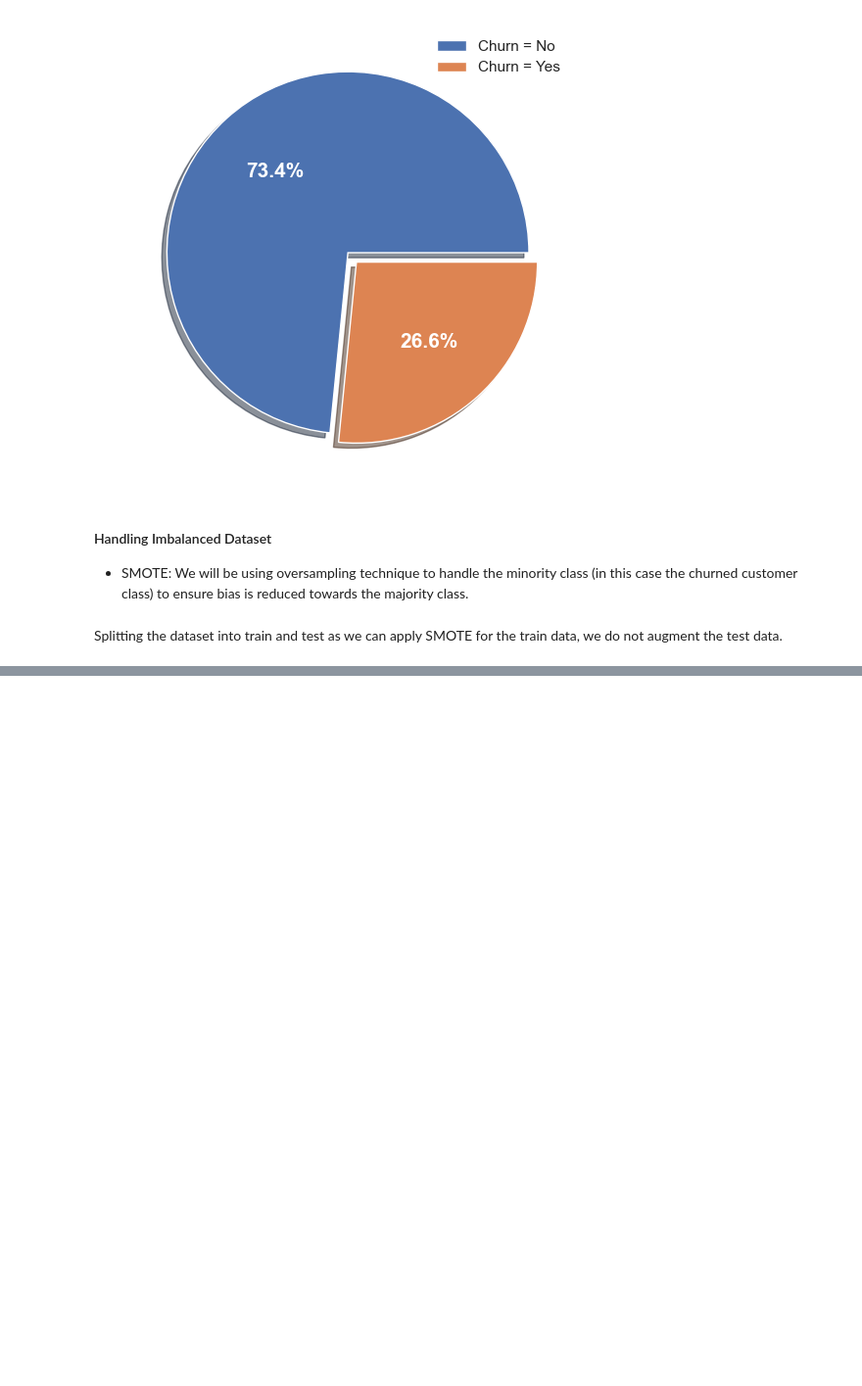
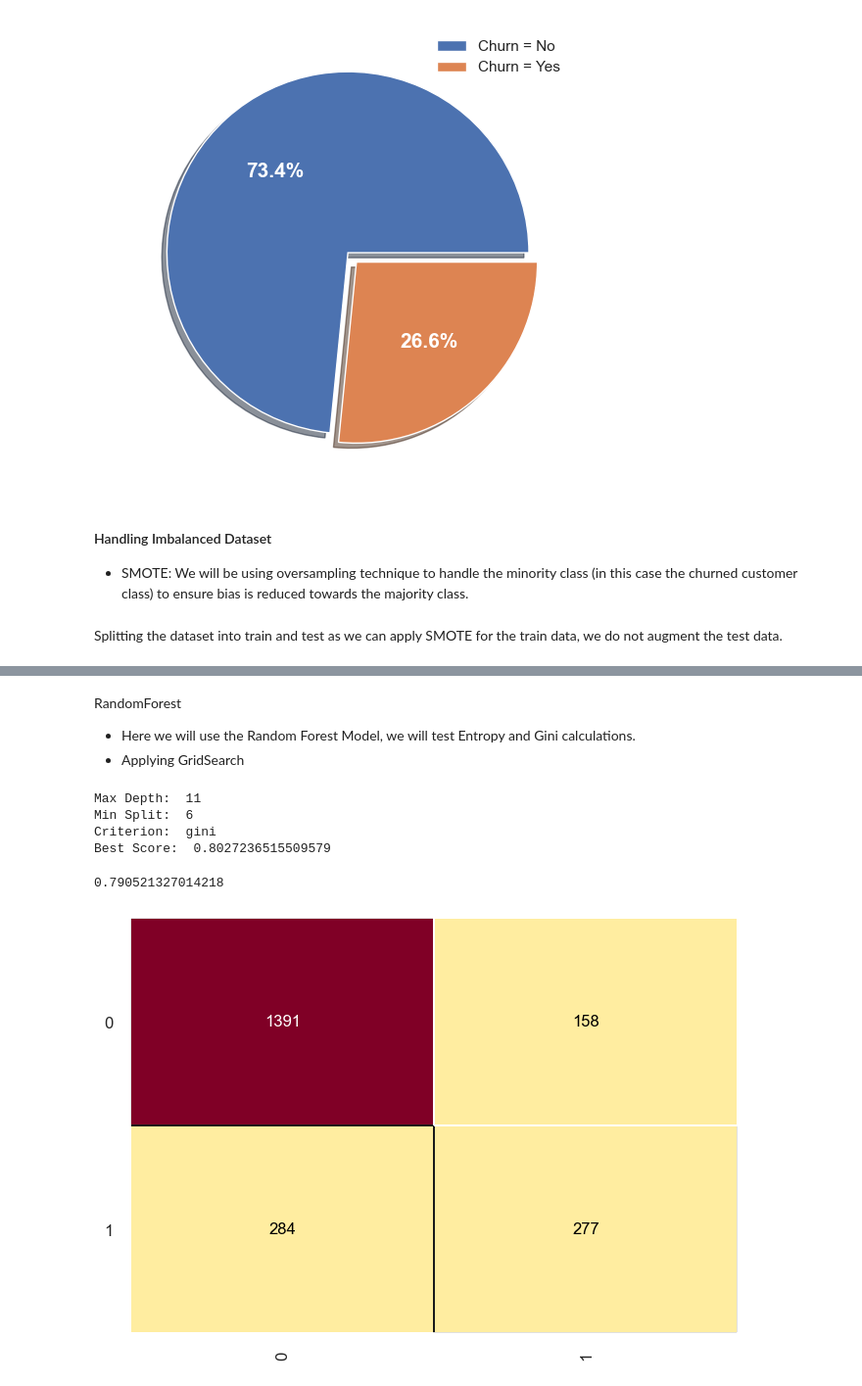
Before and after one commit to anuragRyan/Customer-Churn-Prediction-EDA-ML, a Jupyter notebook: Customer_Churn_Prediction.ipynb, the cells around one changed output, grey strips where cells are left out. Shown at 98% size. Saved outputs shown, nothing was run; the diff lists cells and outputs as text; code cells hidden in the pictures; blank space fills up the shorter version.

```diff
--- a/Customer_Churn_Prediction.ipynb
+++ b/Customer_Churn_Prediction.ipynb
@@ -565,0 +640,34 @@ Accuracy score:  0.7497630331753554
+# %% [markdown]
+RandomForest
+* Here we will use the Random Forest Model, we will test Entropy and Gini calculations.
+* Applying GridSearch
+# %%
+parameters = {"max_depth": [3, 4, 5, 6, 7, 9, 11, 13],
+              "min_samples_split": [2, 3, 4, 5, 6, 7],
+              "criterion": ['entropy', 'gini']
+             }
+
+model_3 = RandomForestClassifier()
+gridRandomForest = RandomizedSearchCV(model_3, parameters, cv = 3, n_jobs=-1)
+gridRandomForest.fit(X_train, y_train)
+
+print("Max Depth: ", gridRandomForest.best_estimator_.max_depth)
+print("Min Split: ", gridRandomForest.best_estimator_.min_samples_split)
+print("Criterion: ", gridRandomForest.best_estimator_.criterion)
+print("Best Score: ", gridRandomForest.best_score_)
+# %% [output]
+Max Depth:  11
+Min Split:  6
+Criterion:  gini
+Best Score:  0.8027236515509579
+# %%
+random_forest = RandomForestClassifier(criterion = 'gini', max_depth=11, min_samples_split = 6, random_state = 0)
+random_forest.fit(X_train, y_train)
+y_pred = random_forest.predict(X_test)
+
+cm = ConfusionMatrix(random_forest)
+cm.fit(X_train, y_train)
+cm.score(X_test, y_test)
+# %% [output]
+0.790521327014218
+[figure, added]
```
Also changed, not shown: parts of 29 cells of this notebook.
